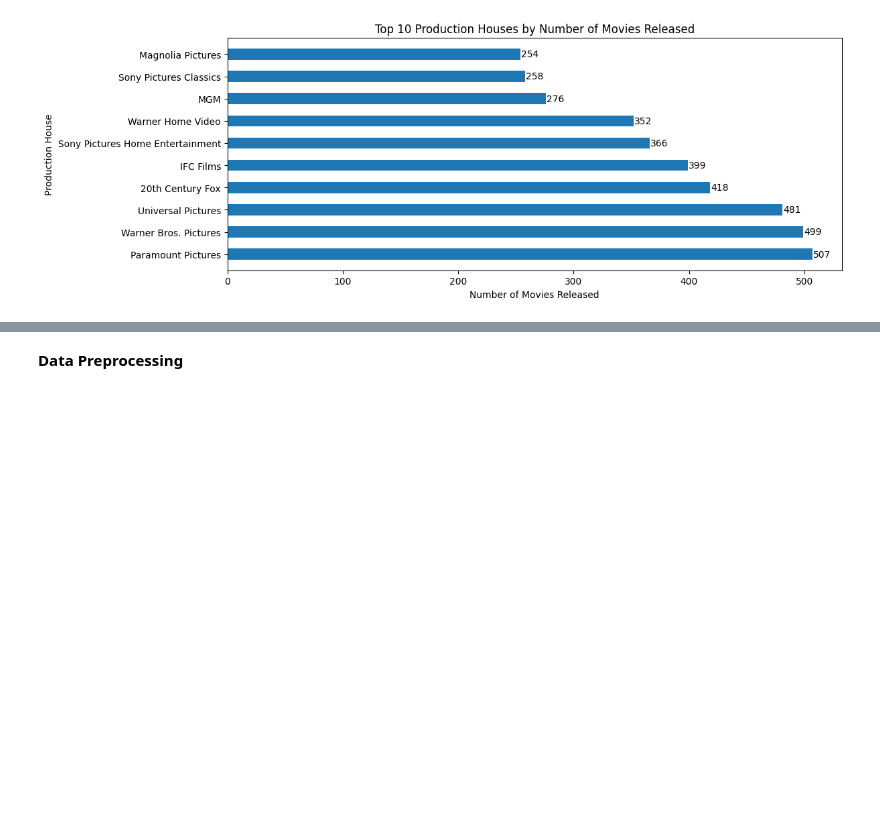
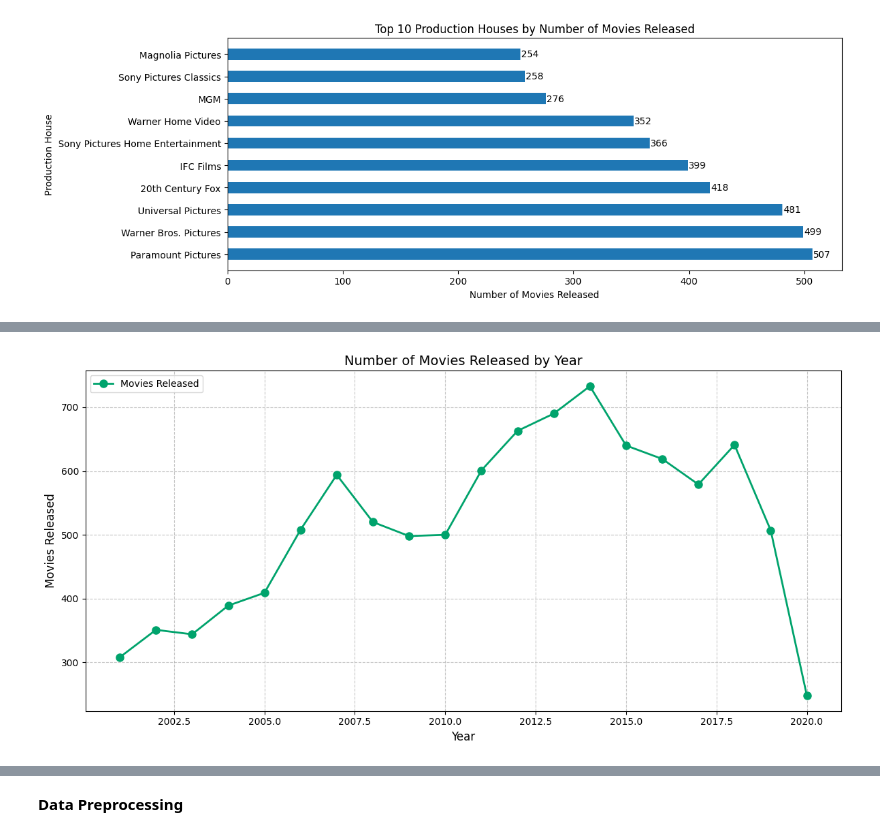
Before and after one commit to vinaykumargummadi/CineSense, a Jupyter notebook: notebooks/data_exploration.ipynb, the cells around one changed output, grey strips where cells are left out. Cells and saved outputs as stored; diff of their text form; code cells hidden in the pictures; blank space fills up the shorter version.

```diff
--- a/notebooks/data_exploration.ipynb
+++ b/notebooks/data_exploration.ipynb
@@ -251,0 +308,13 @@ plt.show()
+# %%
+df.original_release_date = pd.to_datetime(df.original_release_date)
+df.streaming_release_date = pd.to_datetime(df.streaming_release_date)
+
+df['common_date']= df.original_release_date.fillna(df.streaming_release_date)
+
+df['release_year'] = df.common_date.dt.year
+# %%
+released_years=df.release_year.value_counts()
+released_years=pd.Series(released_years.sort_index(ascending=False).head(20),name="Movies_released")
+
+top_20_years_df=released_years.reset_index()
+top_20_years_df.columns = ["Year","Movies_released"]
@@ -251,0 +330,12 @@ plt.show()
+# %%
+plt.figure(figsize=(12,6))
+plt.plot(top_20_years_df['Year'], top_20_years_df['Movies_released'], marker='o', linestyle='-', color='#00A36C', linewidth=2, markersize=8)
+plt.xlabel('Year', fontsize=12)
+plt.ylabel('Movies Released', fontsize=12)
+plt.title('Number of Movies Released by Year', fontsize=14)
+plt.grid(True, linestyle='--', alpha=0.7)
+plt.legend(['Movies Released'], loc='upper left')
+plt.tight_layout()
+plt.show()
+# %% [output]
+[figure, added]
```
Also changed, not shown: parts of 9 cells of this notebook.
